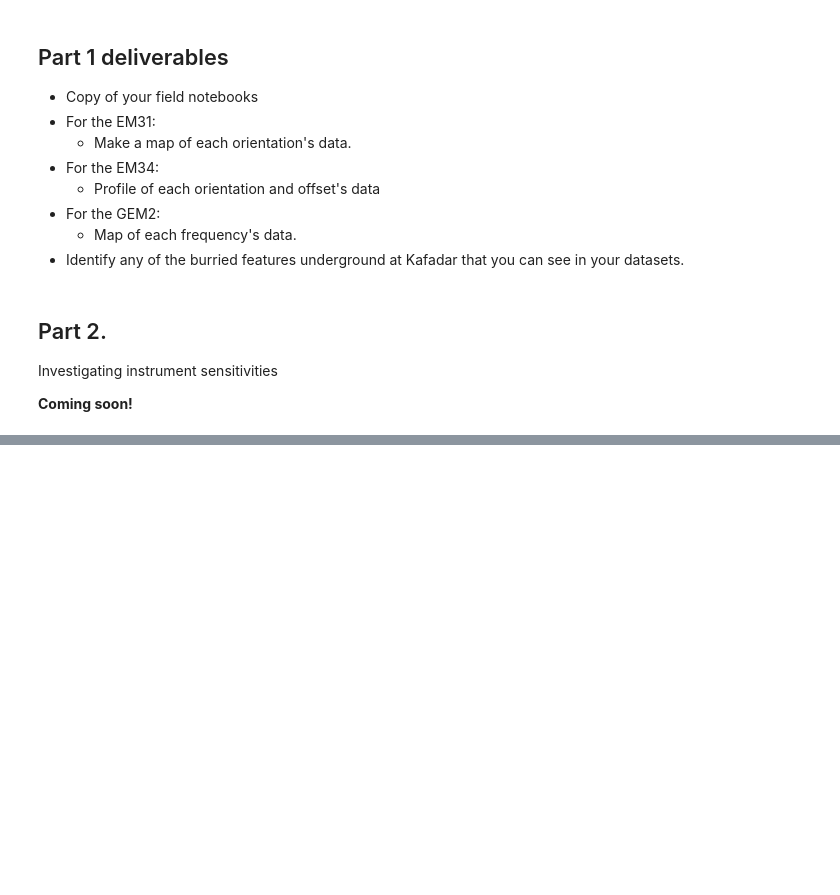
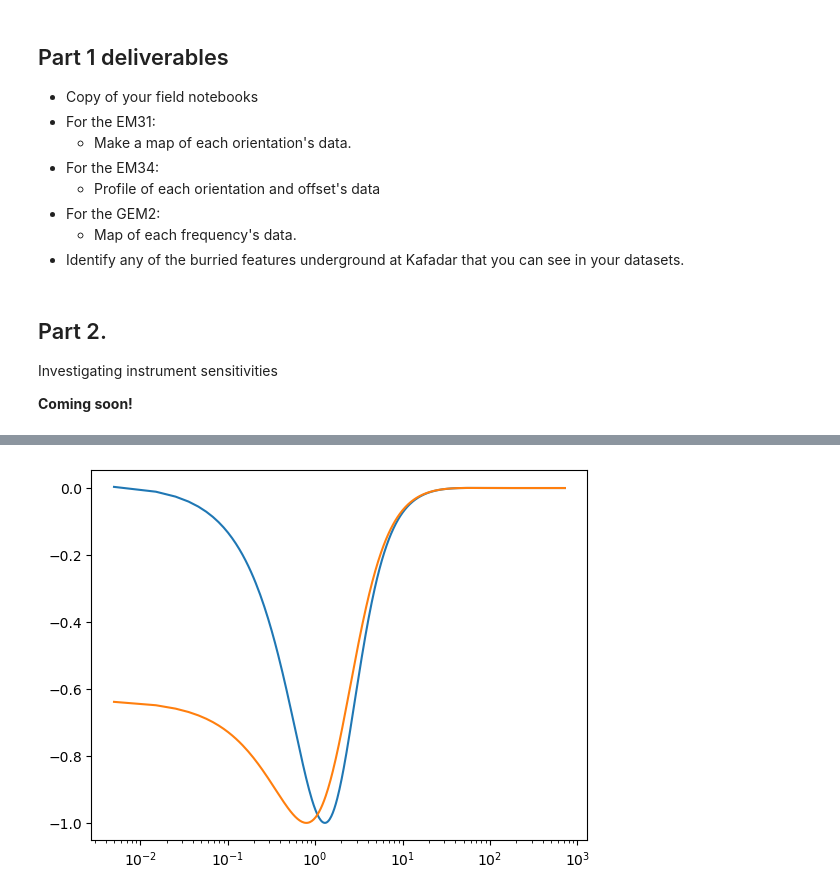
Before and after one commit to jcapriot/gpgn-319, a Jupyter notebook: labs/EM/Lab3-FDEM-collection.ipynb, the cells around one changed output, grey strips where cells are left out. Saved outputs shown, nothing was run; the diff lists cells and outputs as text; code cells hidden in the pictures; blank space fills up the shorter version.

```diff
--- a/labs/EM/Lab3-FDEM-collection.ipynb
+++ b/labs/EM/Lab3-FDEM-collection.ipynb
@@ -105,0 +111,5 @@ plt.semilogx(temp.depths, temp.sens[-7].T)
+# %%
+plot_semilogx_scaled(temp.depths, temp.sens[info['em31']['hcp']['surface']['imag']])
+plot_semilogx_scaled(temp.depths, temp.sens[info['em31']['hcp']['waist']['imag']])
+# %% [output]
+[figure, added]
```
Also changed, not shown: parts of 10 cells of this notebook, 2 other files.
